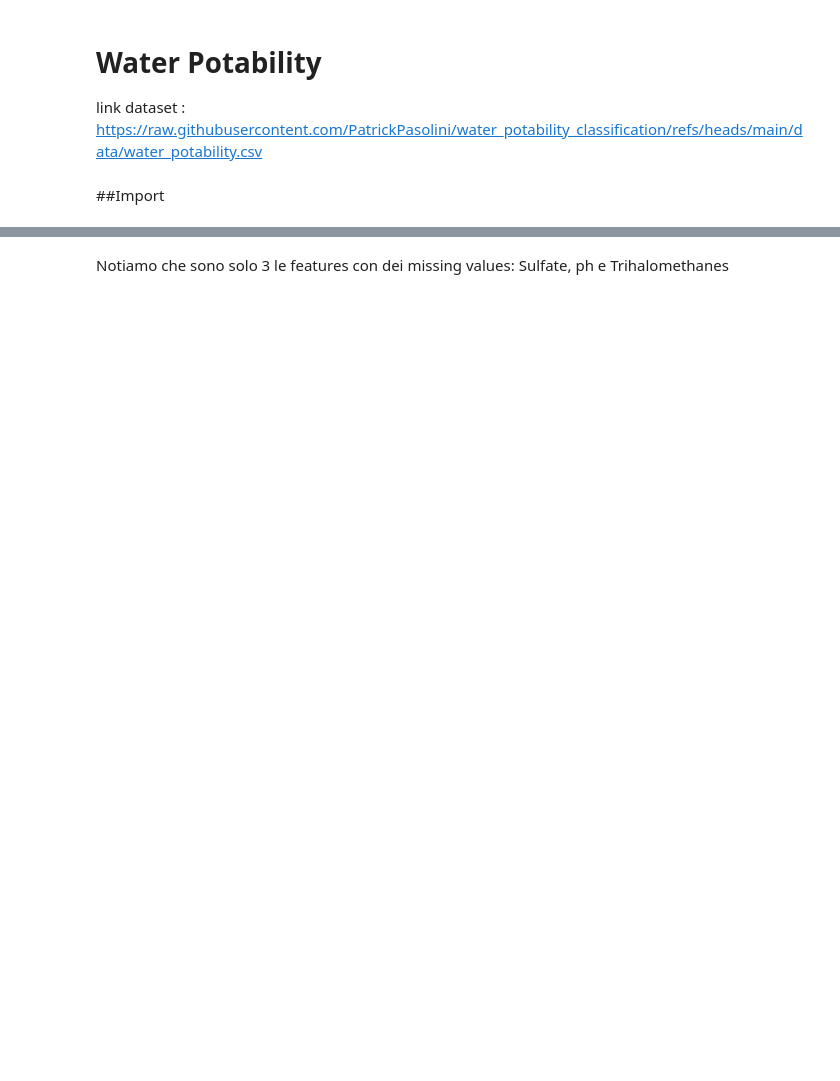
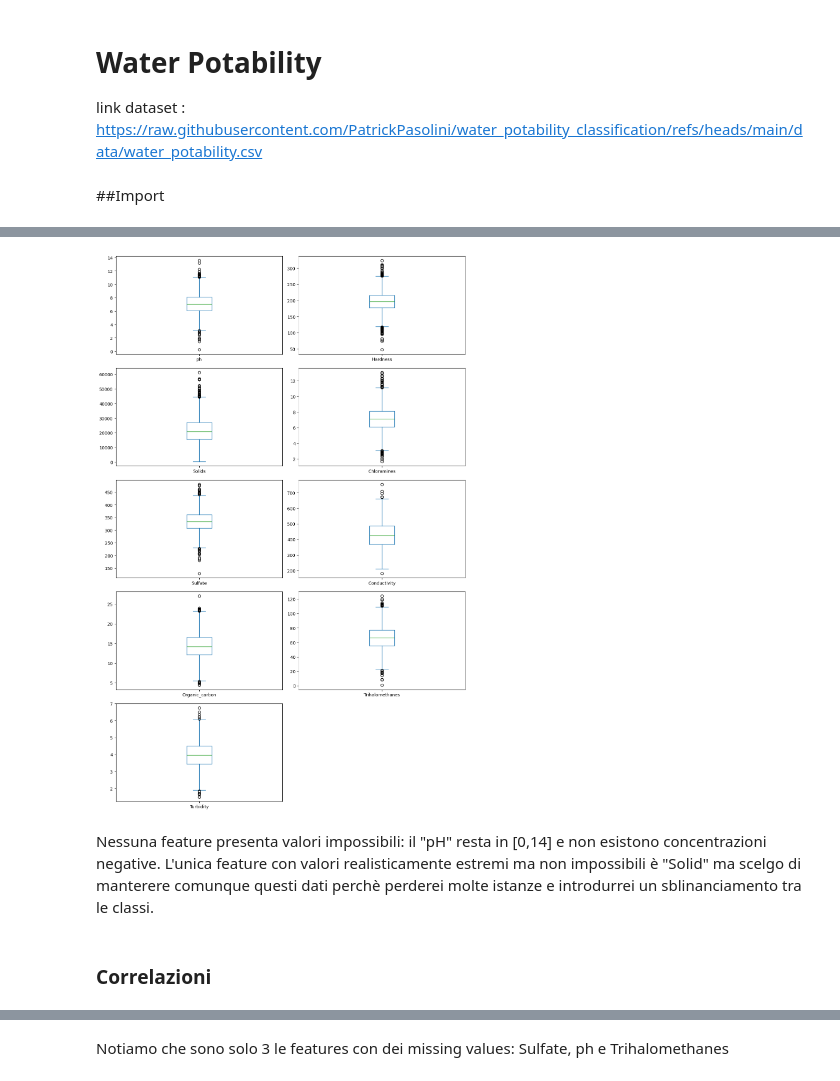
Before and after one commit to PatrickPasolini/water_potability_classification, a Jupyter notebook: water_potability_classification.ipynb, the cells around one changed output, grey strips where cells are left out. Cells and saved outputs as stored; diff of their text form; code cells hidden in the pictures; blank space fills up the shorter version.

```diff
--- a/water_potability_classification.ipynb
+++ b/water_potability_classification.ipynb
@@ -67,0 +179,10 @@ plt.show()
+# %%
+X_train.plot(kind='box', subplots=True, layout=(5,2),
+             figsize=(12,18), sharex=False, sharey=False)
+plt.tight_layout(); plt.show()
+# %% [output]
+[figure, added]
+# %% [markdown]
+Nessuna feature presenta valori impossibili: il "pH" resta in [0,14] e non esistono concentrazioni negative. L'unica feature con valori realisticamente estremi ma non impossibili è "Solid" ma scelgo di manterere comunque questi dati perchè perderei molte istanze e introdurrei un sblinanciamento tra le classi.
+# %% [markdown]
+### Correlazioni
```
Also changed, not shown: parts of 72 cells of this notebook.
